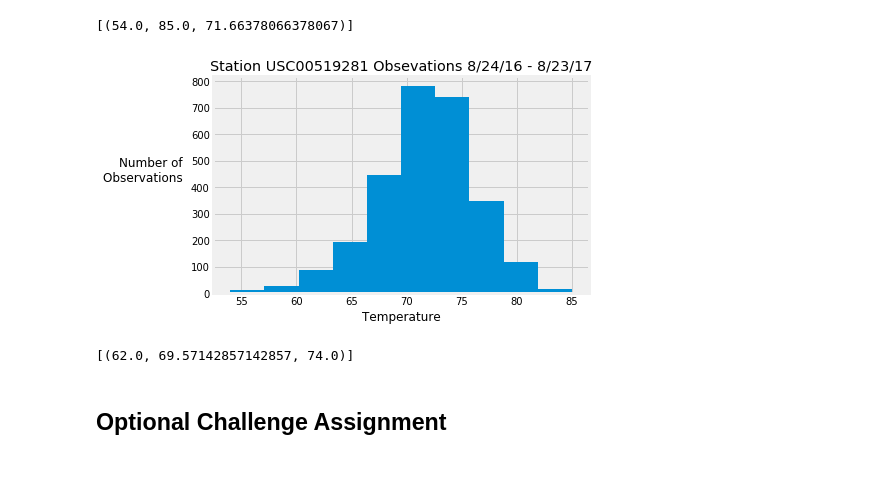
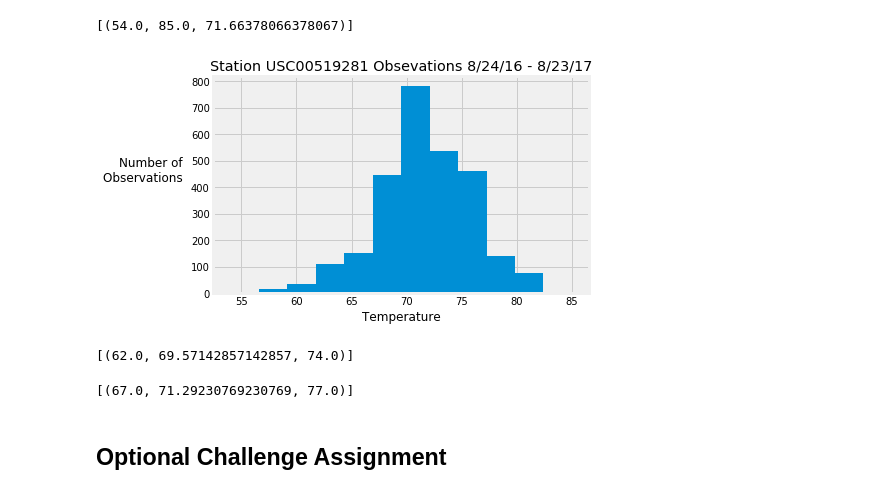
Before and after one commit to scottinsactown/Hawaii-Climate-Analysis, a Jupyter notebook: climate_analysis.ipynb, the cells around one changed output. Drawn from its saved outputs; the diff is of its cells as text; code cells hidden in the pictures.

```diff
--- a/climate_analysis.ipynb
+++ b/climate_analysis.ipynb
@@ -183,18 +183,18 @@ query
 # %%
 # Choose the station with the highest number of temperature observations.
 # Query the last 12 months of temperature observation data for this station and plot the results as a histogram
 query = session.query(Measurement.tobs).\
     filter(Measurement.station=='USC00519281').all()
 
 
 df2=pd.DataFrame(query)
-plt.hist(df2['tobs'],10)
+plt.hist(df2['tobs'],12)
 plt.xlabel("Temperature")
 plt.ylabel("Number of \nObservations ",rotation=0,ha="right")
 plt.title("Station USC00519281 Obsevations 8/24/16 - 8/23/17")
 plt.show()
 # %% [output]
-[figure, old version]
+[figure, new version]
 # %%
 # This function called `calc_temps` will accept start date and end date in the format '%Y-%m-%d'
 # and return the minimum, average, and maximum temperatures for that range of dates
@@ -219,6 +219,9 @@ print(calc_temps('2012-02-28', '2012-03-05'))
 # %%
 # Use your previous function `calc_temps` to calculate the tmin, tavg, and tmax
 # for your trip using the previous year's data for those same dates.
+print(calc_temps('2016-12-01','2016-12-10'))
+# %% [output]
+[(67.0, 71.29230769230769, 77.0)]
 # %%
 # Plot the results from your previous query as a bar chart.
 # Use "Trip Avg Temp" as your Title
```
Also changed, not shown: 1 other file.
